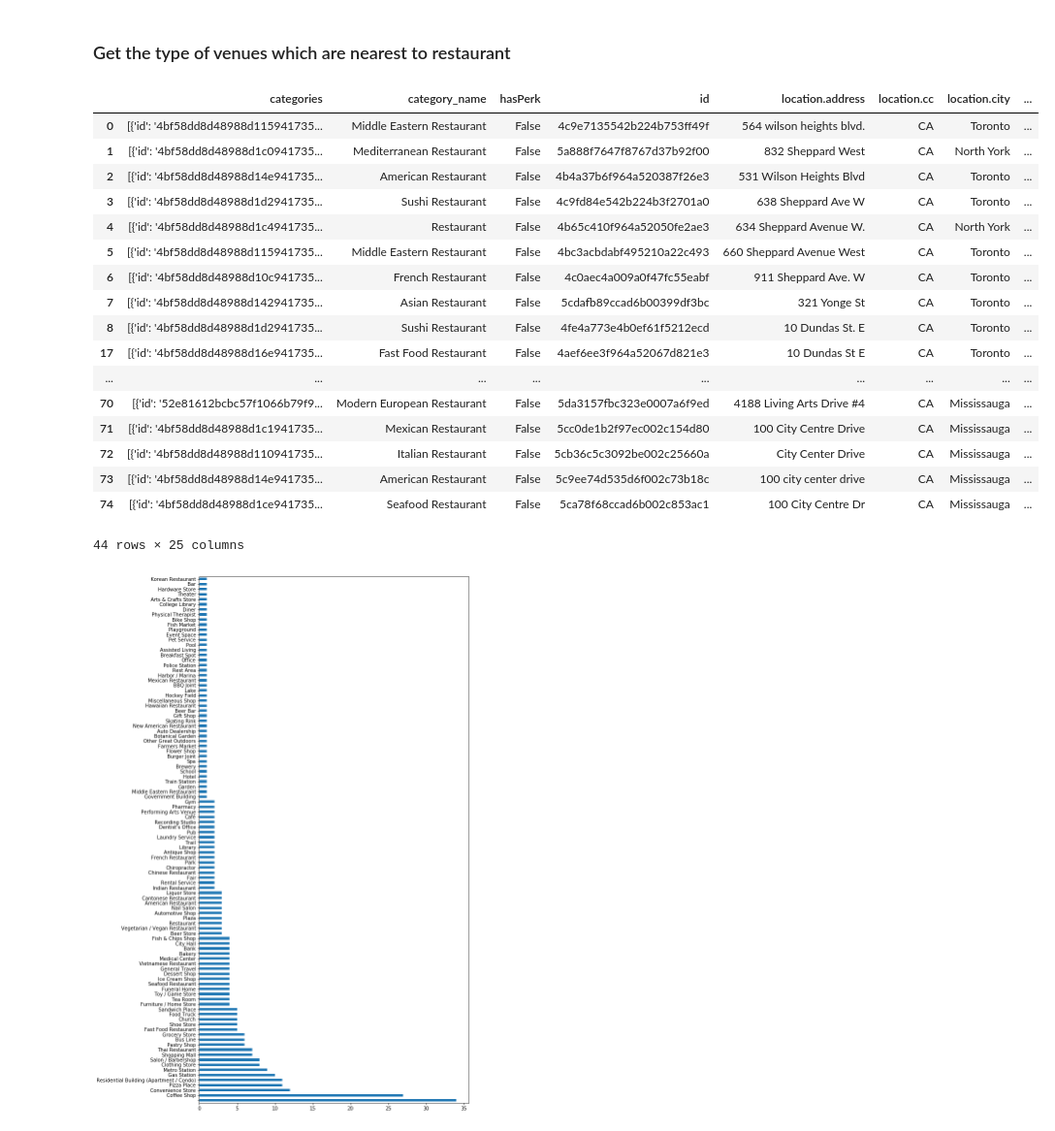
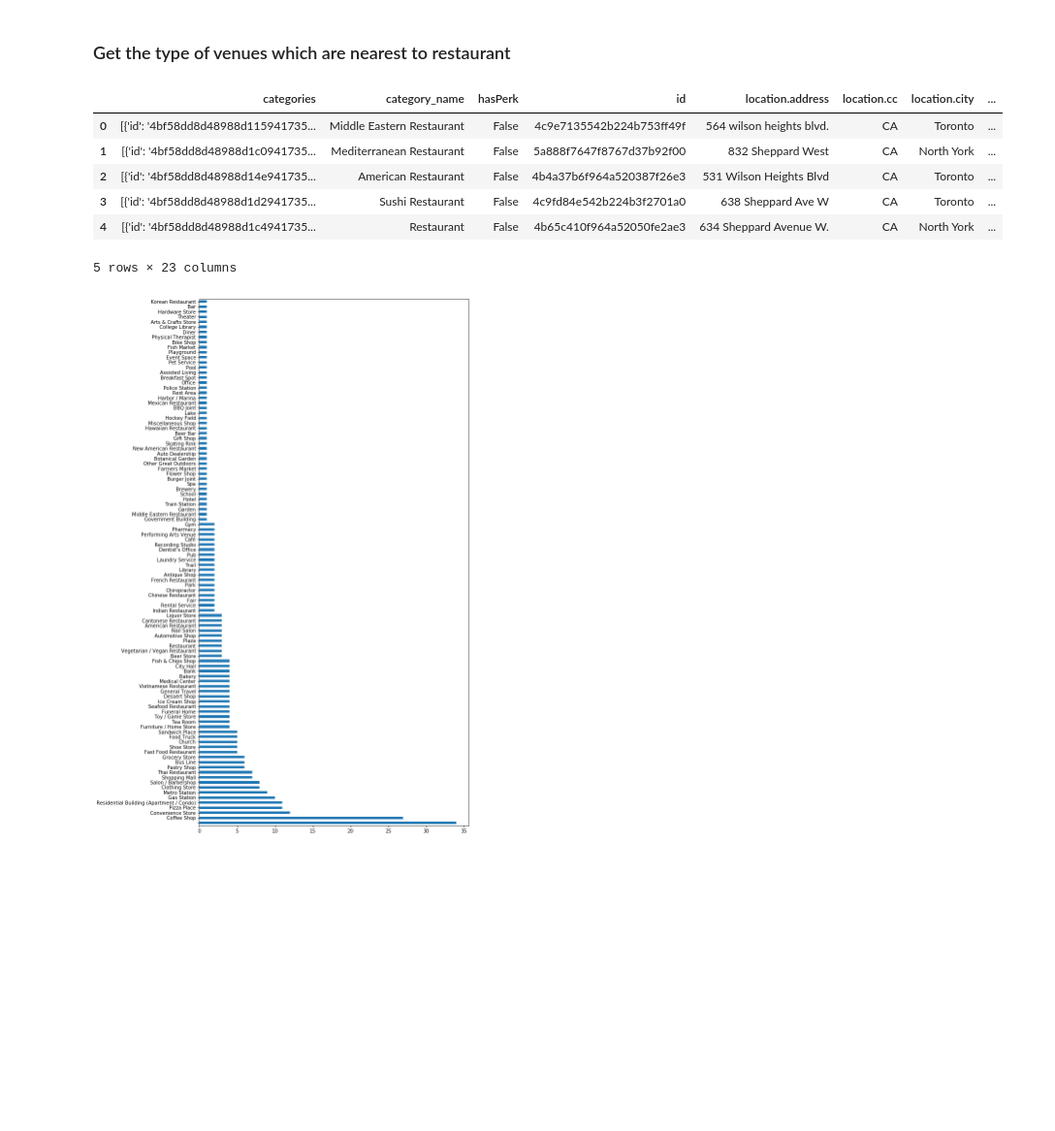
Before and after one commit to muthu5/Coursera_Capstone, a Jupyter notebook: Battle of neighbouthoods-Wk2.ipynb, the cells around one changed output. Shown at 97% size. Cells and saved outputs as stored; diff of their text form; code cells hidden in the pictures; blank space fills up the shorter version.

```diff
--- a/Battle of neighbouthoods-Wk2.ipynb
+++ b/Battle of neighbouthoods-Wk2.ipynb
@@ -315,27 +265,16 @@ for veneue_res in venues_res['location.address']:
 # %%
 # Find the nearest locations for each address
 venues_res = pd.merge(venues_res,nearest_locations,left_on = 'location.address', right_on='location')
 venues_res = venues_res.drop_duplicates(subset="location.address")
-venues_res
+venues_res.head(5)
 # %% [output]
 |  | categories | category_name | hasPerk | id | location.address | location.cc | location.city | ... |
 | 0 | [{'id': '4bf58dd8d48988d115941735... | Middle Eastern Restaurant | False | 4c9e7135542b224b753ff49f | 564 wilson heights blvd. | CA | Toronto | ... |
 | 1 | [{'id': '4bf58dd8d48988d1c0941735... | Mediterranean Restaurant | False | 5a888f7647f8767d37b92f00 | 832 Sheppard West | CA | North York | ... |
 | 2 | [{'id': '4bf58dd8d48988d14e941735... | American Restaurant | False | 4b4a37b6f964a520387f26e3 | 531 Wilson Heights Blvd | CA | Toronto | ... |
 | 3 | [{'id': '4bf58dd8d48988d1d2941735... | Sushi Restaurant | False | 4c9fd84e542b224b3f2701a0 | 638 Sheppard Ave W | CA | Toronto | ... |
 | 4 | [{'id': '4bf58dd8d48988d1c4941735... | Restaurant | False | 4b65c410f964a52050fe2ae3 | 634 Sheppard Avenue W. | CA | North York | ... |
-| 5 | [{'id': '4bf58dd8d48988d115941735... | Middle Eastern Restaurant | False | 4bc3acbdabf495210a22c493 | 660 Sheppard Avenue West | CA | Toronto | ... |
-| 6 | [{'id': '4bf58dd8d48988d10c941735... | French Restaurant | False | 4c0aec4a009a0f47fc55eabf | 911 Sheppard Ave. W | CA | Toronto | ... |
-| 7 | [{'id': '4bf58dd8d48988d142941735... | Asian Restaurant | False | 5cdafb89ccad6b00399df3bc | 321 Yonge St | CA | Toronto | ... |
-| 8 | [{'id': '4bf58dd8d48988d1d2941735... | Sushi Restaurant | False | 4fe4a773e4b0ef61f5212ecd | 10 Dundas St. E | CA | Toronto | ... |
-| 17 | [{'id': '4bf58dd8d48988d16e941735... | Fast Food Restaurant | False | 4aef6ee3f964a52067d821e3 | 10 Dundas St E | CA | Toronto | ... |
-| ... | ... | ... | ... | ... | ... | ... | ... | ... |
-| 70 | [{'id': '52e81612bcbc57f1066b79f9... | Modern European Restaurant | False | 5da3157fbc323e0007a6f9ed | 4188 Living Arts Drive #4 | CA | Mississauga | ... |
-| 71 | [{'id': '4bf58dd8d48988d1c1941735... | Mexican Restaurant | False | 5cc0de1b2f97ec002c154d80 | 100 City Centre Drive | CA | Mississauga | ... |
-| 72 | [{'id': '4bf58dd8d48988d110941735... | Italian Restaurant | False | 5cb36c5c3092be002c25660a | City Center Drive | CA | Mississauga | ... |
-| 73 | [{'id': '4bf58dd8d48988d14e941735... | American Restaurant | False | 5c9ee74d535d6f002c73b18c | 100 city center drive | CA | Mississauga | ... |
-| 74 | [{'id': '4bf58dd8d48988d1ce941735... | Seafood Restaurant | False | 5ca78f68ccad6b002c853ac1 | 100 City Centre Dr | CA | Mississauga | ... |
-44 rows × 25 columns
+5 rows × 23 columns
 # %%
 venues_res['nearest_locations'] = venues_res['nearest_locations'].str.join(',')
 # %%
```
Also changed, not shown: parts of 4 cells of this notebook.
